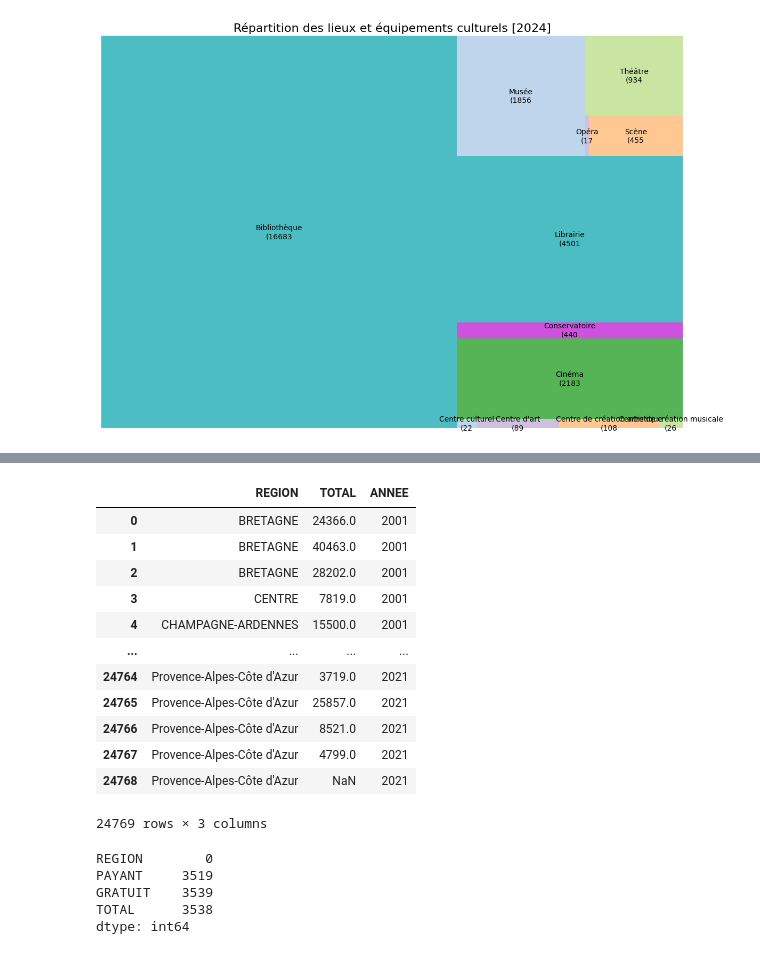
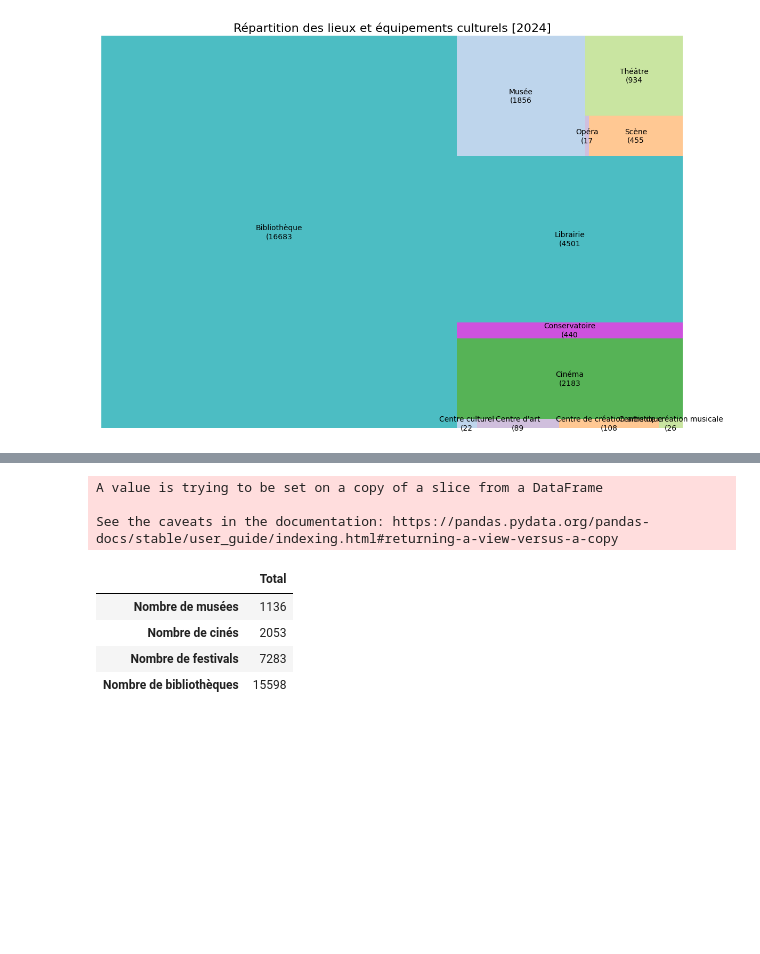
Before and after one commit to SandraRiner/offre_culturelle, a Jupyter notebook: notebook/cleanaida.ipynb, the cells around one changed output, grey strips where cells are left out. Drawn from its saved outputs; the diff is of its cells as text; code cells hidden in the pictures; blank space fills up the shorter version.

```diff
--- a/notebook/cleanaida.ipynb
+++ b/notebook/cleanaida.ipynb
@@ -574,28 +348,6 @@ fig.update_layout(
 )
 # %%
 df_freq_mus = pd.read_csv('../source/data/frequentation-des-musees-de-france.csv', sep = ';')
-
 df_freq_mus = df_freq_mus[['REGION','TOTAL','ANNEE']]
-df_freq_mus
+df_freq_mus = df_freq_mus.groupby(['REGION', 'ANNEE']).sum().reset_index()
+df_freq_mus['REGION'] = df_freq_mus['REGION'].str.capitalize()
-# %% [output]
-|  | REGION | TOTAL | ANNEE |
-| 0 | BRETAGNE | 24366.0 | 2001 |
-| 1 | BRETAGNE | 40463.0 | 2001 |
-| 2 | BRETAGNE | 28202.0 | 2001 |
-| 3 | CENTRE | 7819.0 | 2001 |
-| 4 | CHAMPAGNE-ARDENNES | 15500.0 | 2001 |
-| ... | ... | ... | ... |
-| 24764 | Provence-Alpes-Côte d'Azur | 3719.0 | 2021 |
-| 24765 | Provence-Alpes-Côte d'Azur | 25857.0 | 2021 |
-| 24766 | Provence-Alpes-Côte d'Azur | 8521.0 | 2021 |
-| 24767 | Provence-Alpes-Côte d'Azur | 4799.0 | 2021 |
-| 24768 | Provence-Alpes-Côte d'Azur | NaN | 2021 |
-24769 rows × 3 columns
-# %%
-df_freq_mus.isna().sum()
-# %% [output]
-REGION        0
-PAYANT     3519
-GRATUIT    3539
-TOTAL      3538
-dtype: int64
@@ -604,0 +354,17 @@ df_freq_mus['REGION'] = df_freq_mus['REGION'].str.capitalize()
+# %%
+df_final = df_final[['Nombre de musées','Nombre de cinés','Nombre de festivals','Nombre de bibliothèques']]
+df_final.loc['Total'] = df_final.sum()
+
+df_final= df_final.drop(index=range(0, 14))
+
+df_transposed = df_final.T
+df_transposed
+# %% [output]
+A value is trying to be set on a copy of a slice from a DataFrame
+
+See the caveats in the documentation: https://pandas.pydata.org/pandas-docs/stable/user_guide/indexing.html#returning-a-view-versus-a-copy
+|  | Total |
+| Nombre de musées | 1136 |
+| Nombre de cinés | 2053 |
+| Nombre de festivals | 7283 |
+| Nombre de bibliothèques | 15598 |
```
Also changed, not shown: parts of 34 cells of this notebook, 4 other files.
